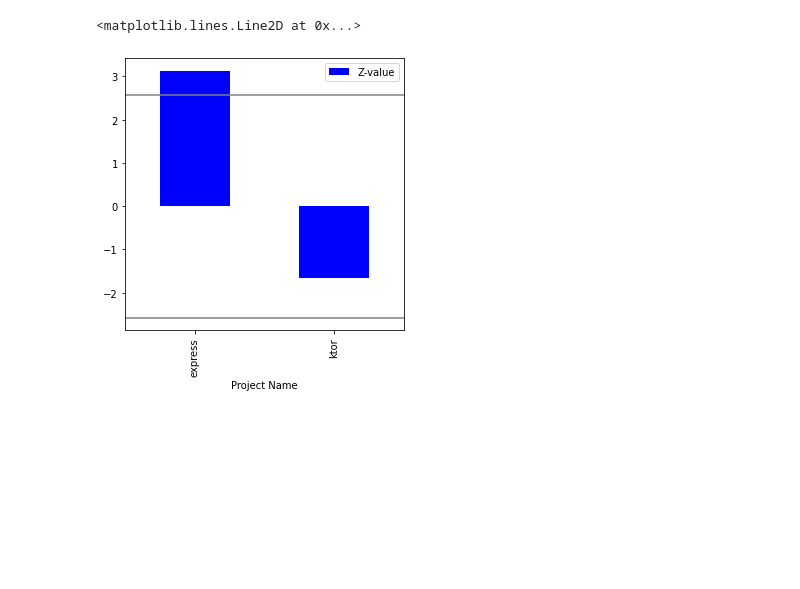
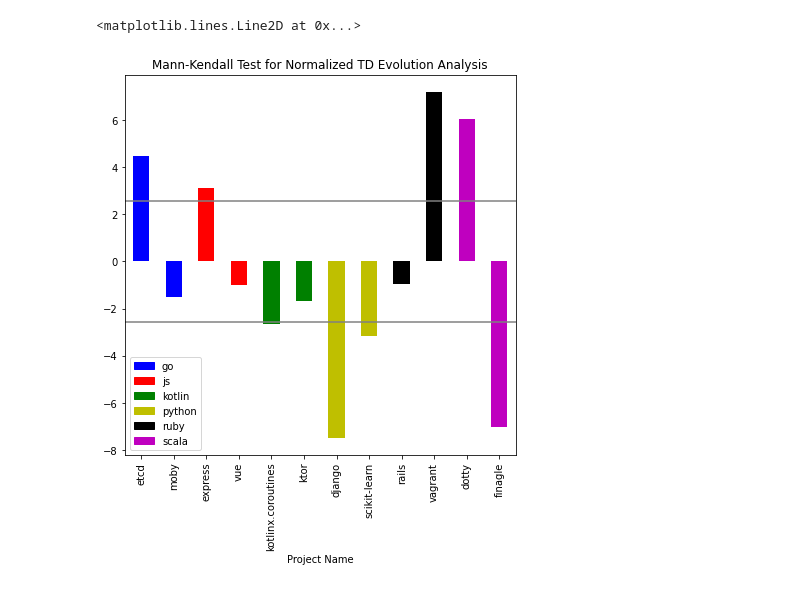
Before and after one commit to rhaeguard/static-vs-dynamic-research-project, a Jupyter notebook: scripts/evolution-mktests/visualize.ipynb, the cells around one changed output. Cells and saved outputs as stored; diff of their text form; code cells hidden in the pictures; blank space fills up the shorter version.

Commit message:
Updated the plots for the Mann-Kendall tests to reflect new scan results

```diff
--- a/scripts/evolution-mktests/visualize.ipynb
+++ b/scripts/evolution-mktests/visualize.ipynb
@@ -3,7 +3,7 @@ import pandas as pd
 
 import matplotlib.pyplot as plt
 %matplotlib inline
-plt.rcParams["figure.figsize"] = [5, 5]
+plt.rcParams["figure.figsize"] = [7, 7]
 # %%
 df = pd.read_csv("td_data.csv")
 print(df.to_string())
@@ -20,0 +24,26 @@ plt.axhline(y=-2.58, color='gray')
+# %%
+langz = list(df["Project Language"])
+languages = []
+for l in langz:
+    if l not in languages:
+        languages.append(l)
+# %%
+import matplotlib.patches as mpatches
+
+n = len(list(df["Project Name"]))
+
+available_colors = ('b', 'r', 'g', 'y', 'k', 'm')
+colors = []
+for c in available_colors:
+    colors = colors + [c] * (n // len(languages))
+
+patches = []
+for i, c in enumerate(available_colors):
+    patches.append(mpatches.Patch(color=c, label=languages[i]))
+
+ax = df.plot.bar(x="Project Name", y="Z-value", rot=90, color=colors, title="Mann-Kendall Test for TD Evolution Analysis")
+ax.legend(handles=patches)
+ax.get_figure().savefig('mk_test_td.jpg')
+
+plt.axhline(y=2.58, color='gray')
+plt.axhline(y=-2.58, color='gray')
@@ -28,7 +70,10 @@ print(df.to_string())
 # %%
-ax = df.plot.bar(x="Project Name", y="Z-value", rot=90, color="b")
+ax = df.plot.bar(x="Project Name", y="Z-value", rot=90, color=colors, title="Mann-Kendall Test for Normalized TD Evolution Analysis")
+ax.legend(handles=patches)
+ax.get_figure().savefig('mk_test_normalized_td.jpg')
+
 plt.axhline(y=2.58, color='gray')
 plt.axhline(y=-2.58, color='gray')
 # %% [output]
 <matplotlib.lines.Line2D at 0x...>
-[figure, old version]
+[figure, new version]
```
Also changed, not shown: parts of 4 cells of this notebook, 5 other files.
